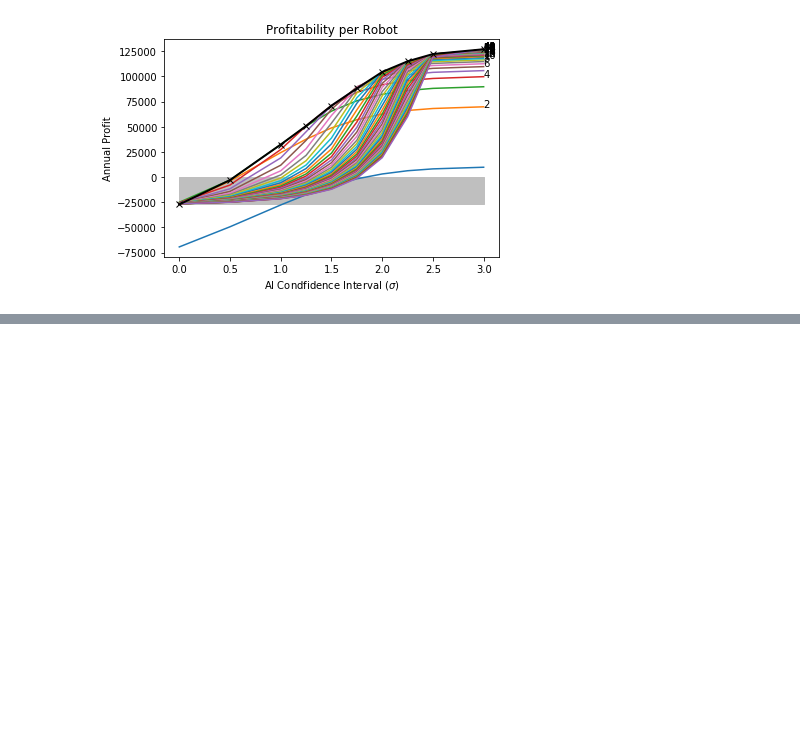
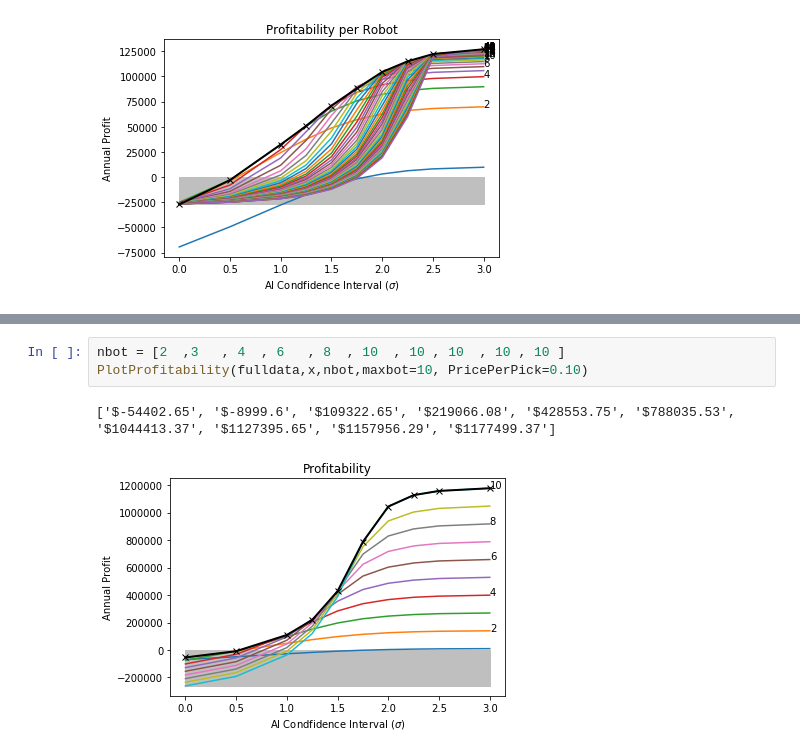
Before and after one commit to JeffreyILipton/SimulationOfFleet, a Jupyter notebook: Profit Based.ipynb, the cells around one changed output, grey strips where cells are left out. Cells and saved outputs as stored; diff of their text form; blank space fills up the shorter version.

```diff
--- a/Profit Based.ipynb
+++ b/Profit Based.ipynb
@@ -137,0 +141,6 @@ PlotProfitability(fulldata,x,maxbot=10, pb=True
+# %%
+nbot = [2  ,3   , 4  , 6   , 8  , 10  , 10 , 10  , 10 , 10 ]
+PlotProfitability(fulldata,x,nbot,maxbot=10, PricePerPick=0.10)
+# %% [output]
+['$-54402.65', '$-8999.6', '$109322.65', '$219066.08', '$428553.75', '$788035.53', '$1044413.37', '$1127395.65', '$1157956.29', '$1177499.37']
+[figure, added]
```
Also changed, not shown: parts of 14 cells of this notebook, 5 other files.
